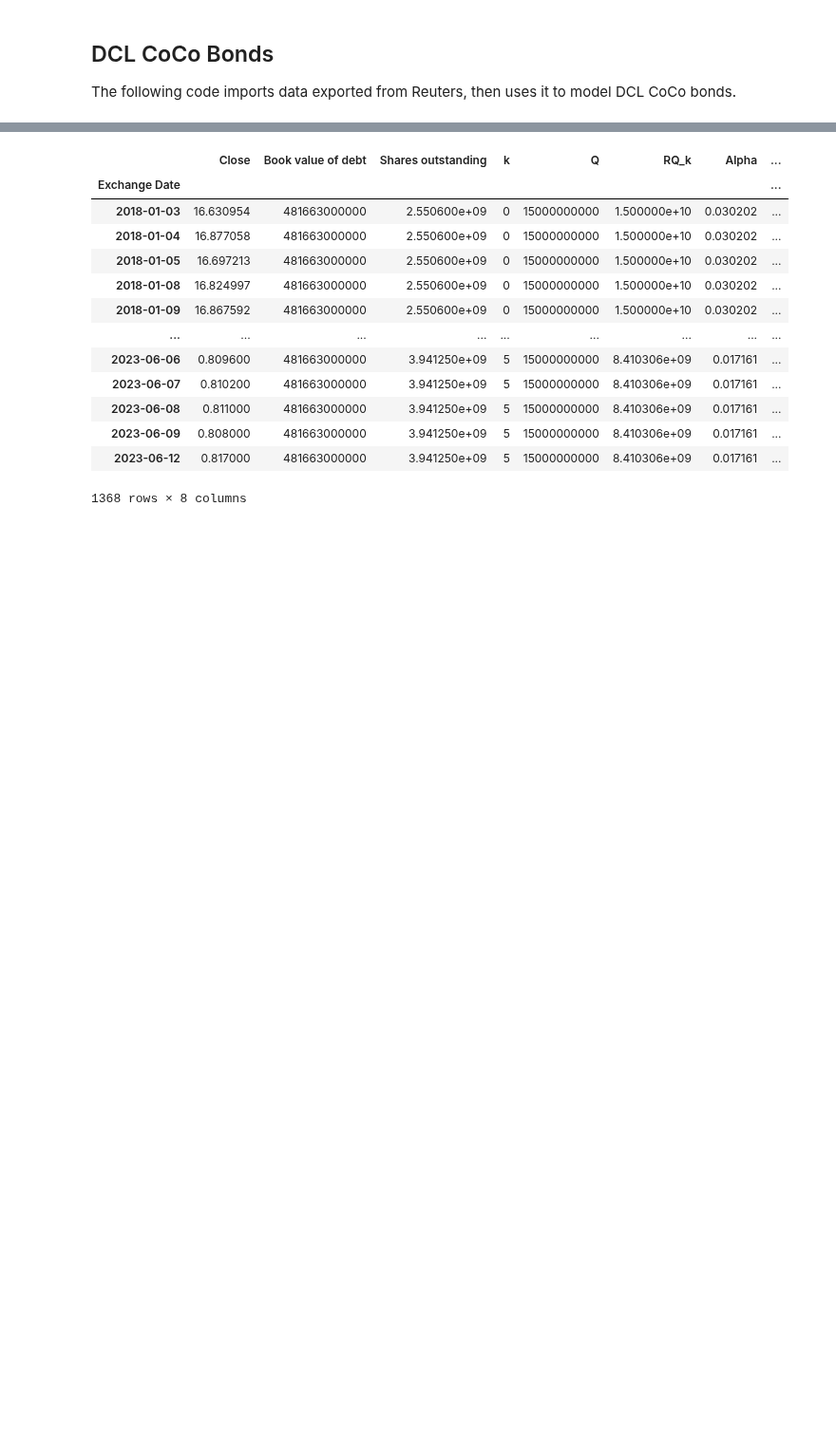
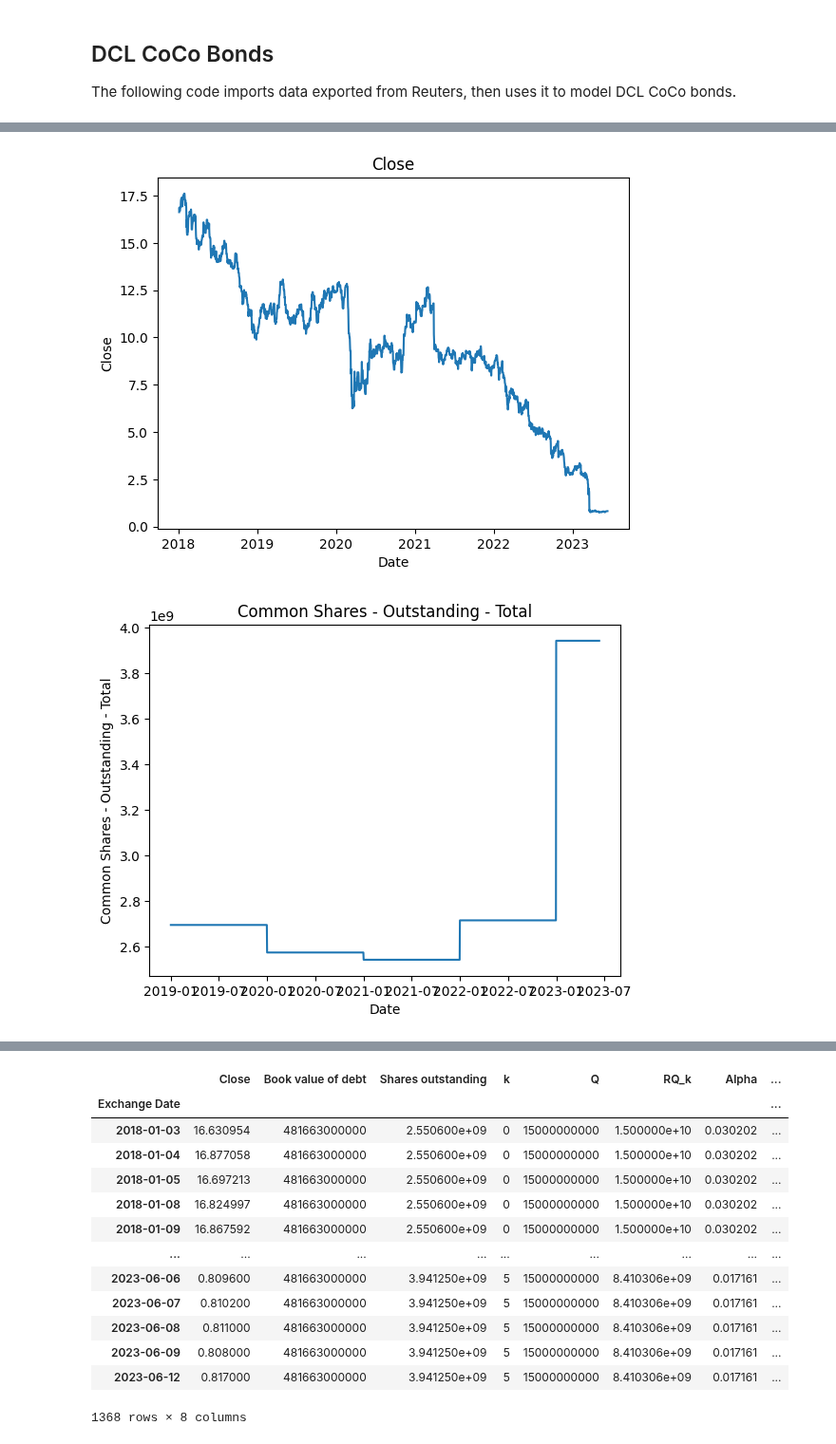
Before and after one commit to steinarb1234/DCL_coco_bond, a Jupyter notebook: main.ipynb, the cells around one changed output, grey strips where cells are left out. Shown at 95% size. Drawn from its saved outputs; the diff is of its cells as text; code cells hidden in the pictures; blank space fills up the shorter version.

Commit message:
Imported data into jupyter

```diff
--- a/main.ipynb
+++ b/main.ipynb
@@ -164,0 +157,23 @@ plot_stock_data(input_data)
+# %%
+# ================================================================
+#                        Plot the data
+# ================================================================
+
+def plot_input_data(stock_data: pd.DataFrame) -> None:
+    """
+    Plot the stock data.
+    """
+
+    for col in input_data.columns:
+        plt.figure()
+        plt.plot(input_data.index, input_data[col])
+        plt.title(col)
+        plt.xlabel("Date")
+        plt.ylabel(col)
+
+    plt.show()
+
+plot_input_data(input_data)
+# %% [output]
+[figure, added]
+[figure, added]
```
Also changed, not shown: parts of 6 cells of this notebook.
